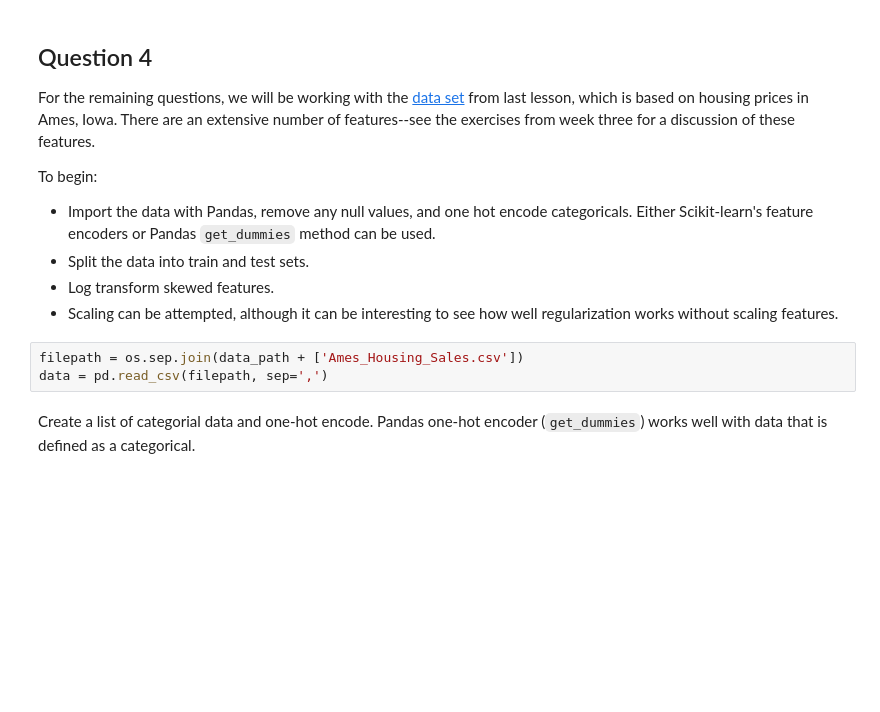
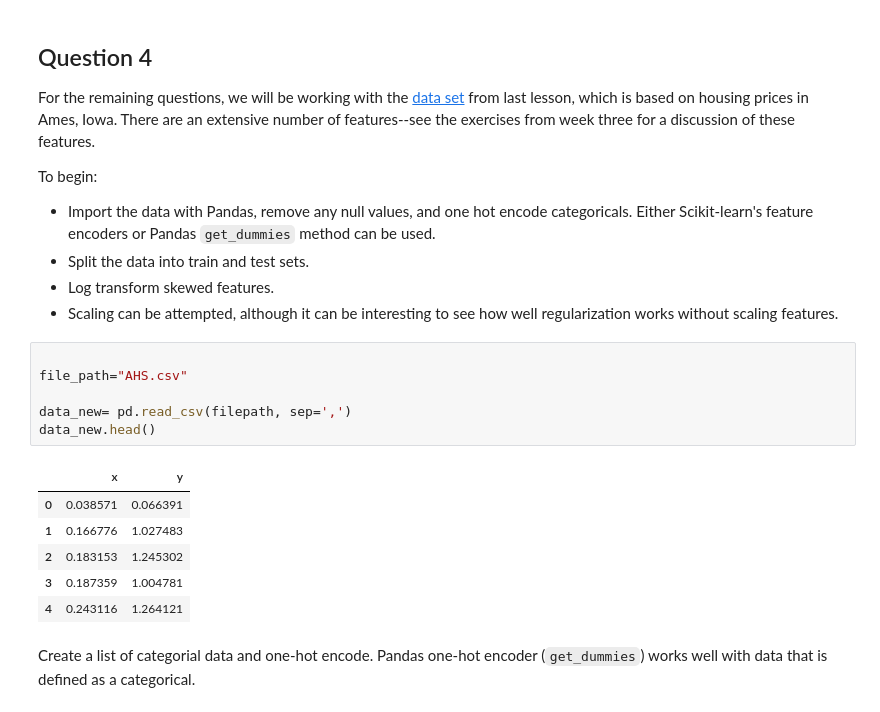
Before and after one commit to Hrithik2212/IBM-Machine-Learning-Course, a Jupyter notebook: Supervised Learning - Regression/02d_DEMO_Regularization_and_Gradient_Descent.ipynb, the cells around one changed output. Saved outputs shown, nothing was run; the diff lists cells and outputs as text; blank space fills up the shorter version.

```diff
--- a/Supervised Learning - Regression/02d_DEMO_Regularization_and_Gradient_Descent.ipynb
+++ b/Supervised Learning - Regression/02d_DEMO_Regularization_and_Gradient_Descent.ipynb
@@ -189,9 +189,19 @@ To begin:
 * Split the data into train and test sets.
 * Log transform skewed features.
 * Scaling can be attempted, although it can be interesting to see how well regularization works without scaling features.
-# %%
-filepath = os.sep.join(data_path + ['Ames_Housing_Sales.csv'])
-data = pd.read_csv(filepath, sep=',')
+# %%
+
+file_path="AHS.csv"
+
+data_new= pd.read_csv(filepath, sep=',')
+data_new.head()
+# %% [output]
+|  | x | y |
+| 0 | 0.038571 | 0.066391 |
+| 1 | 0.166776 | 1.027483 |
+| 2 | 0.183153 | 1.245302 |
+| 3 | 0.187359 | 1.004781 |
+| 4 | 0.243116 | 1.264121 |
 # %% [markdown]
 Create a list of categorial data and one-hot encode. Pandas one-hot encoder (`get_dummies`) works well with data that is defined as a categorical.
 # %%
```
Also changed, not shown: 1 other file.
